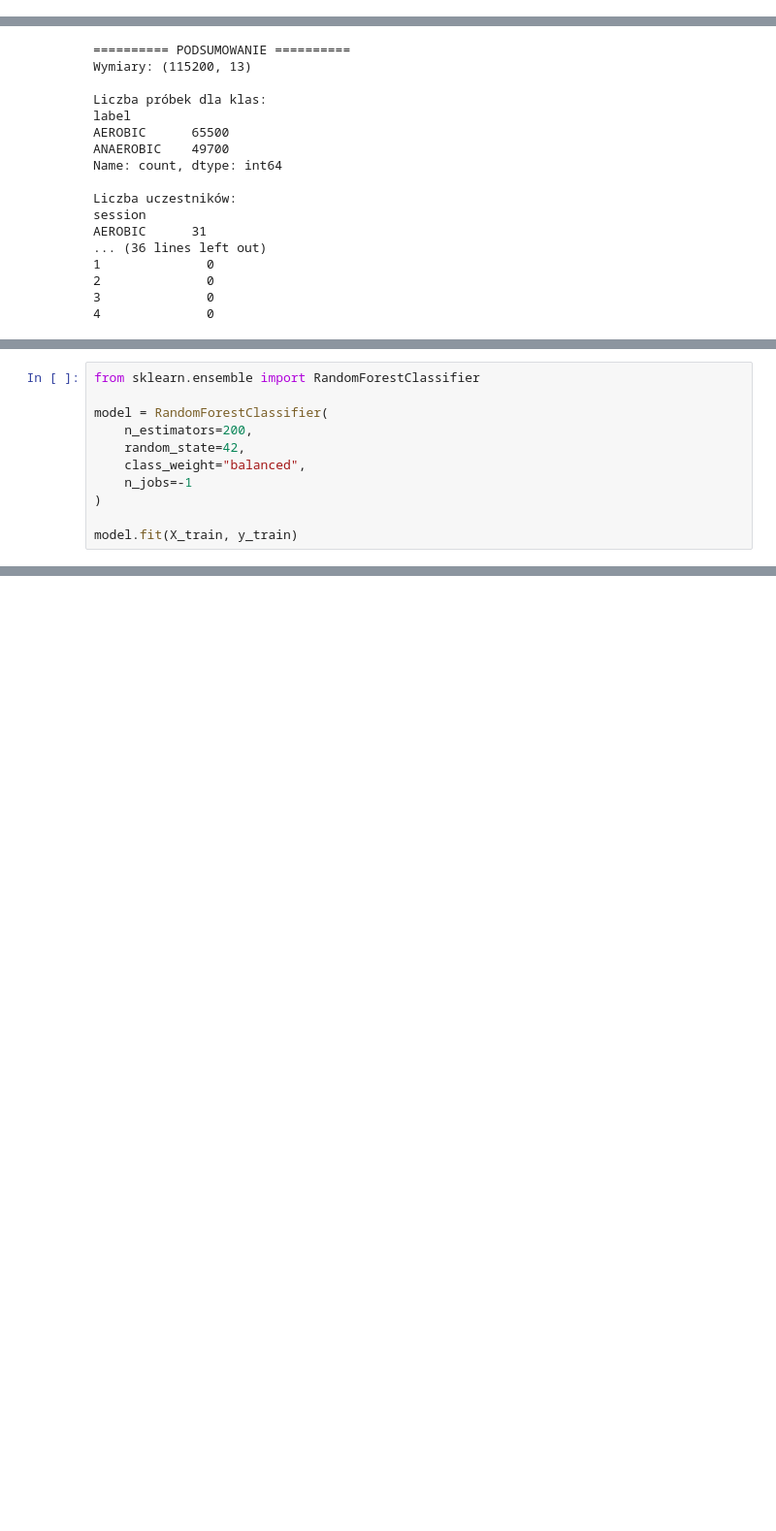
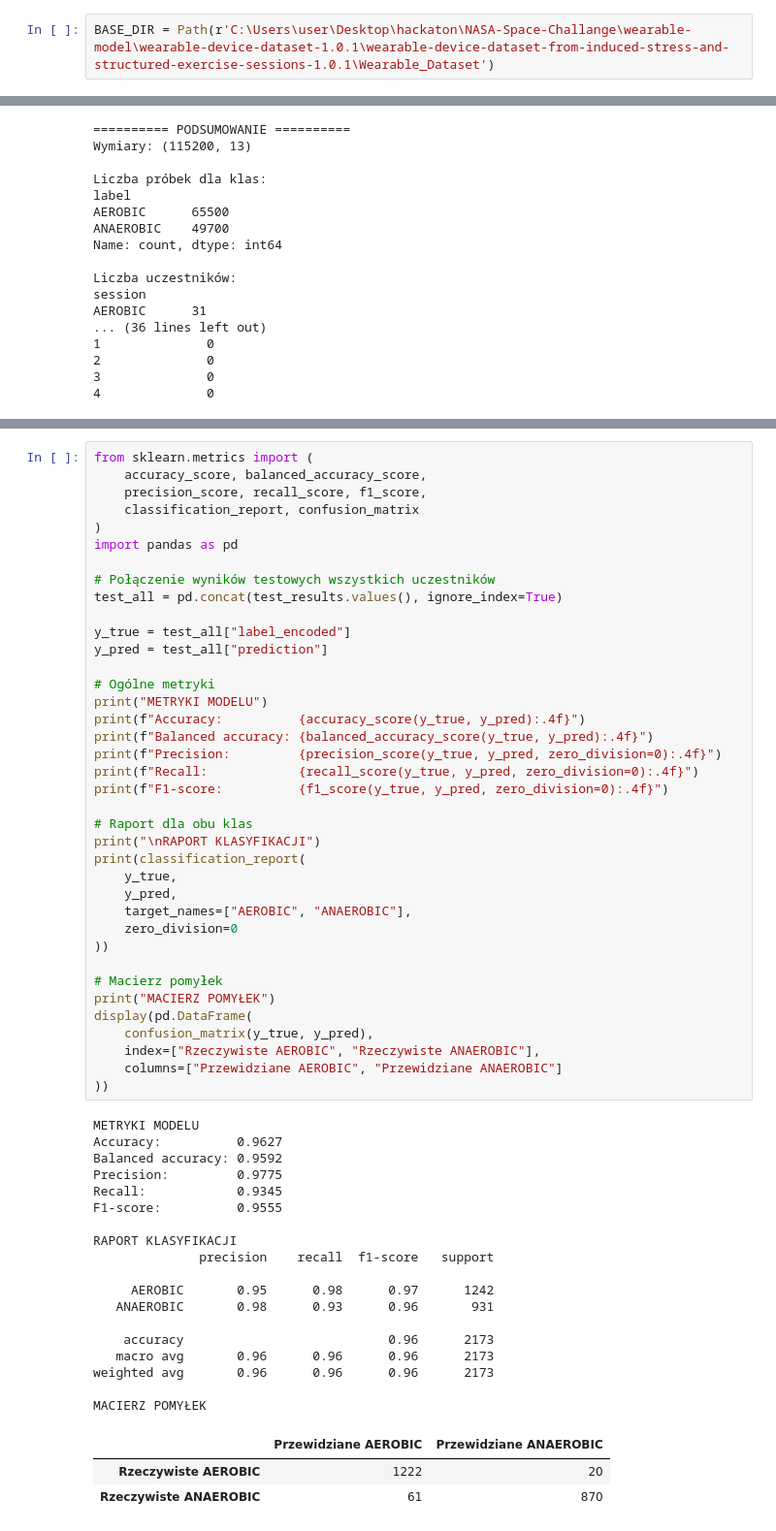
Before and after one commit to Agnieszka-kulik/NASA-Space-Challange, a Jupyter notebook: wearable-model/activity_detectio.ipynb, the cells around one changed output, grey strips where cells are left out. Shown at 97% size. Saved outputs shown, nothing was run; the diff lists cells and outputs as text; blank space fills up the shorter version.

```diff
--- a/wearable-model/activity_detectio.ipynb
+++ b/wearable-model/activity_detectio.ipynb
@@ -3,3 +6,5 @@
+# %%
+BASE_DIR = Path(r'C:\Users\user\Desktop\hackaton\NASA-Space-Challange\wearable-model\wearable-device-dataset-1.0.1\wearable-device-dataset-from-induced-stress-and-structured-exercise-sessions-1.0.1\Wearable_Dataset')
 # %%
 import pandas as pd
 import numpy as np
@@ -359,11 +336,0 @@ Zbiór testowy: (2298, 32)
-# %%
-from sklearn.ensemble import RandomForestClassifier
-
-model = RandomForestClassifier(
-    n_estimators=200,
-    random_state=42,
-    class_weight="balanced",
-    n_jobs=-1
-)
-
-model.fit(X_train, y_train)
@@ -621,0 +592,60 @@ participant   session activity_type  number_of_windows  duration_seconds
+# %%
+from sklearn.metrics import (
+    accuracy_score, balanced_accuracy_score,
+    precision_score, recall_score, f1_score,
+    classification_report, confusion_matrix
+)
+import pandas as pd
+
+# Połączenie wyników testowych wszystkich uczestników
+test_all = pd.concat(test_results.values(), ignore_index=True)
+
+y_true = test_all["label_encoded"]
+y_pred = test_all["prediction"]
+
+# Ogólne metryki
+print("METRYKI MODELU")
+print(f"Accuracy:          {accuracy_score(y_true, y_pred):.4f}")
+print(f"Balanced accuracy: {balanced_accuracy_score(y_true, y_pred):.4f}")
+print(f"Precision:         {precision_score(y_true, y_pred, zero_division=0):.4f}")
+print(f"Recall:            {recall_score(y_true, y_pred, zero_division=0):.4f}")
+print(f"F1-score:          {f1_score(y_true, y_pred, zero_division=0):.4f}")
+
+# Raport dla obu klas
+print("\nRAPORT KLASYFIKACJI")
+print(classification_report(
+    y_true,
+    y_pred,
+    target_names=["AEROBIC", "ANAEROBIC"],
+    zero_division=0
+))
+
+# Macierz pomyłek
+print("MACIERZ POMYŁEK")
+display(pd.DataFrame(
+    confusion_matrix(y_true, y_pred),
+    index=["Rzeczywiste AEROBIC", "Rzeczywiste ANAEROBIC"],
+    columns=["Przewidziane AEROBIC", "Przewidziane ANAEROBIC"]
+))
+# %% [output]
+METRYKI MODELU
+Accuracy:          0.9627
+Balanced accuracy: 0.9592
+Precision:         0.9775
+Recall:            0.9345
+F1-score:          0.9555
+
+RAPORT KLASYFIKACJI
+              precision    recall  f1-score   support
+
+     AEROBIC       0.95      0.98      0.97      1242
+   ANAEROBIC       0.98      0.93      0.96       931
+
+    accuracy                           0.96      2173
+   macro avg       0.96      0.96      0.96      2173
+weighted avg       0.96      0.96      0.96      2173
+
+MACIERZ POMYŁEK
+|  | Przewidziane AEROBIC | Przewidziane ANAEROBIC |
+| Rzeczywiste AEROBIC | 1222 | 20 |
+| Rzeczywiste ANAEROBIC | 61 | 870 |
```
Also changed, not shown: parts of 18 cells of this notebook, 4 other files.
